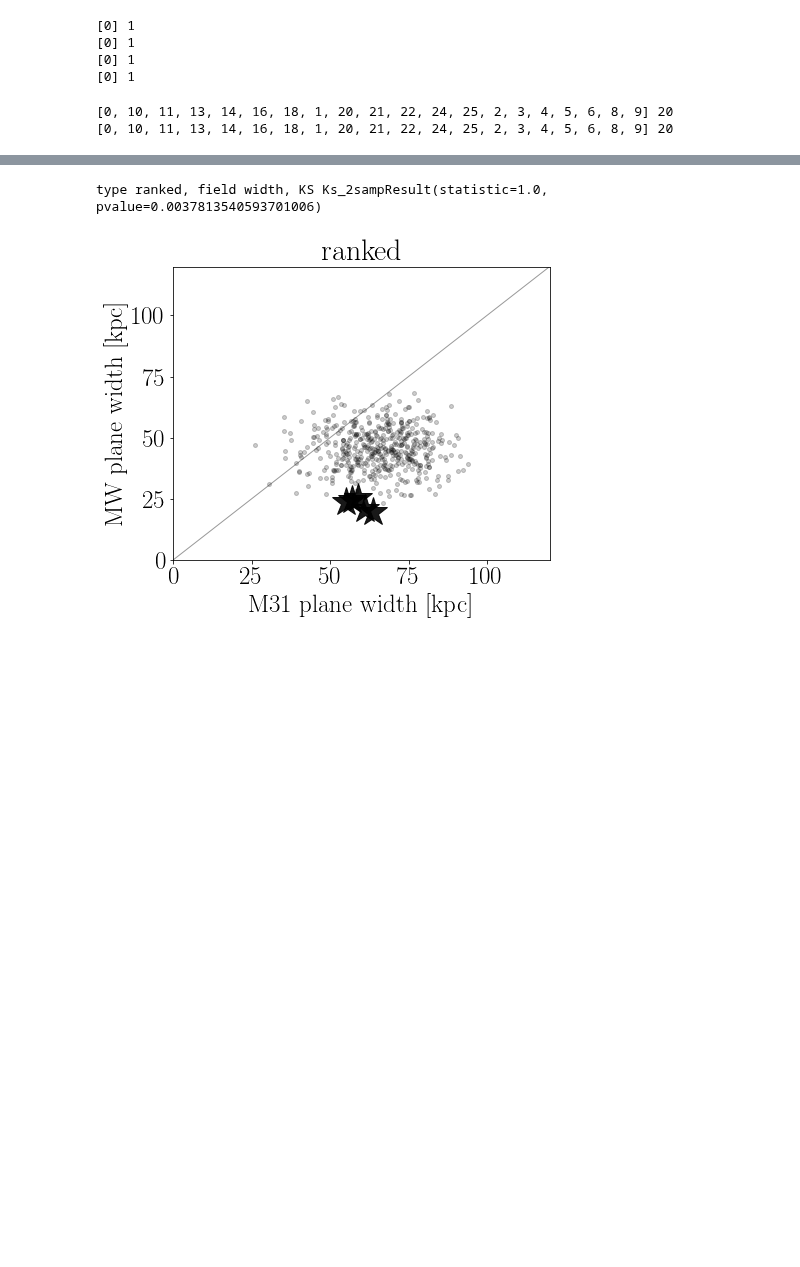
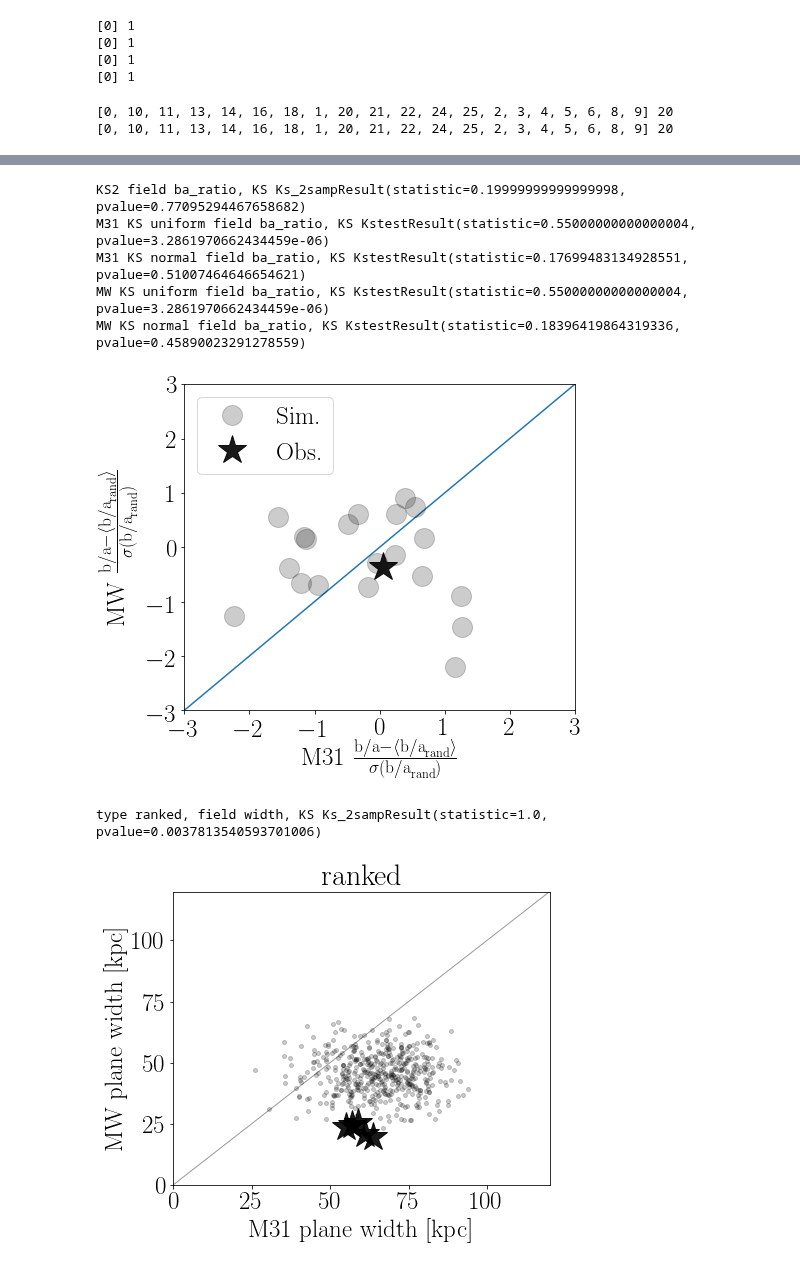
Before and after one commit to astroandes/SatelliteShapeLG, a Jupyter notebook: code/plot.ipynb, the cells around one changed output, grey strips where cells are left out. Saved outputs shown, nothing was run; the diff lists cells and outputs as text; code cells hidden in the pictures; blank space fills up the shorter version.

```diff
--- a/code/plot.ipynb
+++ b/code/plot.ipynb
@@ -157,3 +203,12 @@ plt.ylim([-3,3])
+# %%
+plot_normalized(field='ba_ratio')
+# %% [output]
+KS2 field ba_ratio, KS Ks_2sampResult(statistic=0.19999999999999998, pvalue=0.77095294467658682)
+M31 KS uniform field ba_ratio, KS KstestResult(statistic=0.55000000000000004, pvalue=3.2861970662434459e-06)
+M31 KS normal field ba_ratio, KS KstestResult(statistic=0.17699483134928551, pvalue=0.51007464646654621)
+MW KS uniform field ba_ratio, KS KstestResult(statistic=0.55000000000000004, pvalue=3.2861970662434459e-06)
+MW KS normal field ba_ratio, KS KstestResult(statistic=0.18396419864319336, pvalue=0.45890023291278559)
+[figure, added]
 # %%
 def gauss(x,mean,sigma):
     return 0.5*((x-mean)/sigma)**2.0
```
Also changed, not shown: parts of 5 cells of this notebook.
